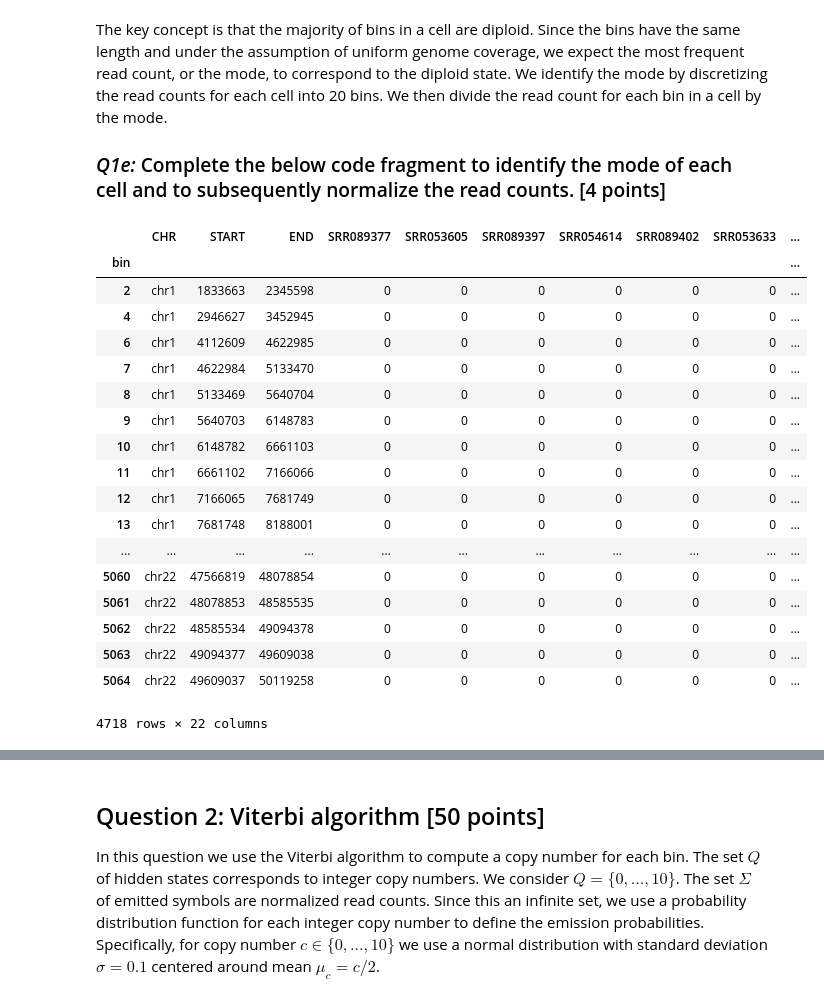
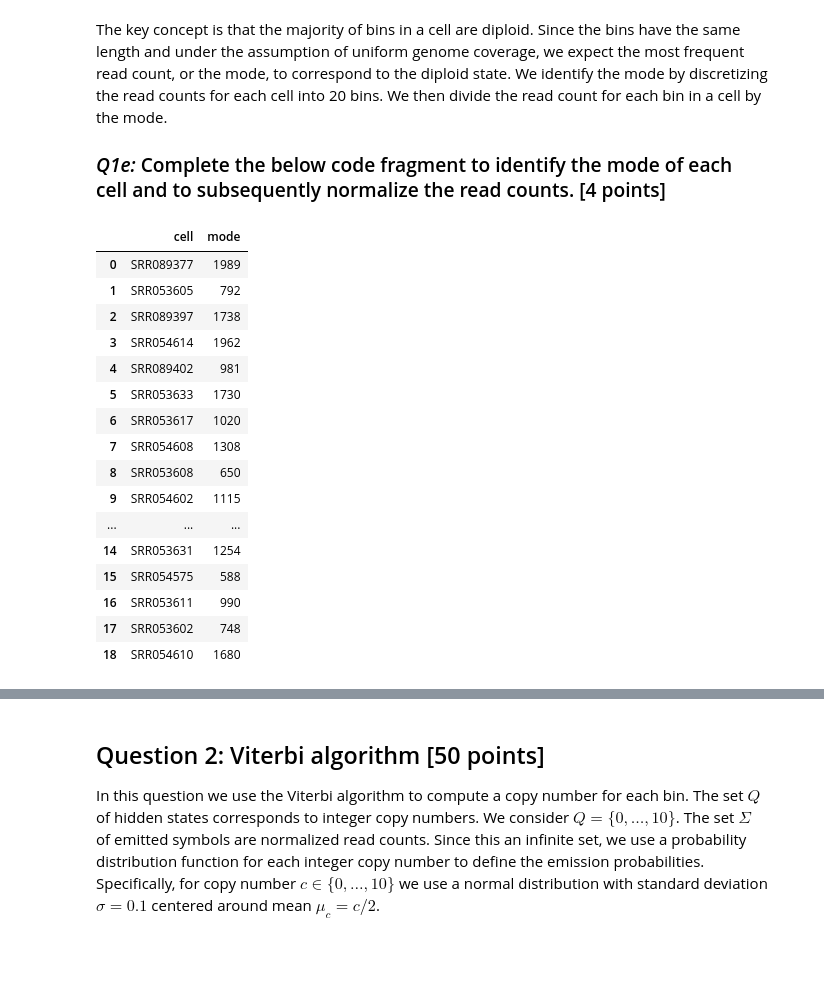
Before and after one commit to EggshellBoom/CS466, a Jupyter notebook: HW/hw4/Tanzhen_Li.ipynb, the cells around one changed output, grey strips where cells are left out. Cells and saved outputs as stored; diff of their text form; code cells hidden in the pictures; blank space fills up the shorter version.

```diff
--- a/HW/hw4/Tanzhen_Li.ipynb
+++ b/HW/hw4/Tanzhen_Li.ipynb
@@ -157,41 +157,35 @@ The key concept is that the majority of bins in a cell are diploid. Since the bi
 # %%
 nr_bins = 20
 df2 = df.copy(deep=True)
 
-# for cell in cells_to_keep:
-# #    insert code to discretize read count (e.g. first integer division by bin_size, then multiply by bin_size)
-#     largest = max(df2[cell])
-#     bin_size = df2['END'] - df2['START'] + 1
-#     df2[cell] = (df2[cell]//bin_size)*bin_size
-
-# df2
+for cell in cells_to_keep:
+#    insert code to discretize read count (e.g. first integer division by bin_size, then multiply by bin_size)
+    largest = max(df2[cell])
+    bin_size = largest//20
+    df2[cell] = (df2[cell]//bin_size)*bin_size
 
 
 
-
-
-# df_mode = pd.DataFrame.from_records([(cell, int(df2[cell].mode())) for cell in cells_to_keep],
-#                                     columns=['cell', 'mode'])
-# df_mode
+df_mode = pd.DataFrame.from_records([(cell, int(df2[cell].mode())) for cell in cells_to_keep],
+                                    columns=['cell', 'mode'])
+df_mode
 # %% [output]
-|  | CHR | START | END | SRR089377 | SRR053605 | SRR089397 | SRR054614 | SRR089402 | SRR053633 | ... |
-| bin |  |  |  |  |  |  |  |  |  | ... |
-| 2 | chr1 | 1833663 | 2345598 | 0 | 0 | 0 | 0 | 0 | 0 | ... |
-| 4 | chr1 | 2946627 | 3452945 | 0 | 0 | 0 | 0 | 0 | 0 | ... |
-| 6 | chr1 | 4112609 | 4622985 | 0 | 0 | 0 | 0 | 0 | 0 | ... |
-| 7 | chr1 | 4622984 | 5133470 | 0 | 0 | 0 | 0 | 0 | 0 | ... |
-| 8 | chr1 | 5133469 | 5640704 | 0 | 0 | 0 | 0 | 0 | 0 | ... |
-| 9 | chr1 | 5640703 | 6148783 | 0 | 0 | 0 | 0 | 0 | 0 | ... |
-| 10 | chr1 | 6148782 | 6661103 | 0 | 0 | 0 | 0 | 0 | 0 | ... |
-| 11 | chr1 | 6661102 | 7166066 | 0 | 0 | 0 | 0 | 0 | 0 | ... |
-| 12 | chr1 | 7166065 | 7681749 | 0 | 0 | 0 | 0 | 0 | 0 | ... |
-| 13 | chr1 | 7681748 | 8188001 | 0 | 0 | 0 | 0 | 0 | 0 | ... |
-| ... | ... | ... | ... | ... | ... | ... | ... | ... | ... | ... |
-| 5060 | chr22 | 47566819 | 48078854 | 0 | 0 | 0 | 0 | 0 | 0 | ... |
-| 5061 | chr22 | 48078853 | 48585535 | 0 | 0 | 0 | 0 | 0 | 0 | ... |
-| 5062 | chr22 | 48585534 | 49094378 | 0 | 0 | 0 | 0 | 0 | 0 | ... |
-| 5063 | chr22 | 49094377 | 49609038 | 0 | 0 | 0 | 0 | 0 | 0 | ... |
-| 5064 | chr22 | 49609037 | 50119258 | 0 | 0 | 0 | 0 | 0 | 0 | ... |
+|  | cell | mode |
+| 0 | SRR089377 | 1989 |
+| 1 | SRR053605 | 792 |
+| 2 | SRR089397 | 1738 |
+| 3 | SRR054614 | 1962 |
+| 4 | SRR089402 | 981 |
+| 5 | SRR053633 | 1730 |
+| 6 | SRR053617 | 1020 |
+| 7 | SRR054608 | 1308 |
+| 8 | SRR053608 | 650 |
+| 9 | SRR054602 | 1115 |
+| ... | ... | ... |
+| 14 | SRR053631 | 1254 |
+| 15 | SRR054575 | 588 |
+| 16 | SRR053611 | 990 |
+| 17 | SRR053602 | 748 |
+| 18 | SRR054610 | 1680 |
-4718 rows × 22 columns
 # %%
 # TODO: insert code to divide each read count by the mode of the corresponding cell
```
Also changed, not shown: parts of 4 cells of this notebook.
